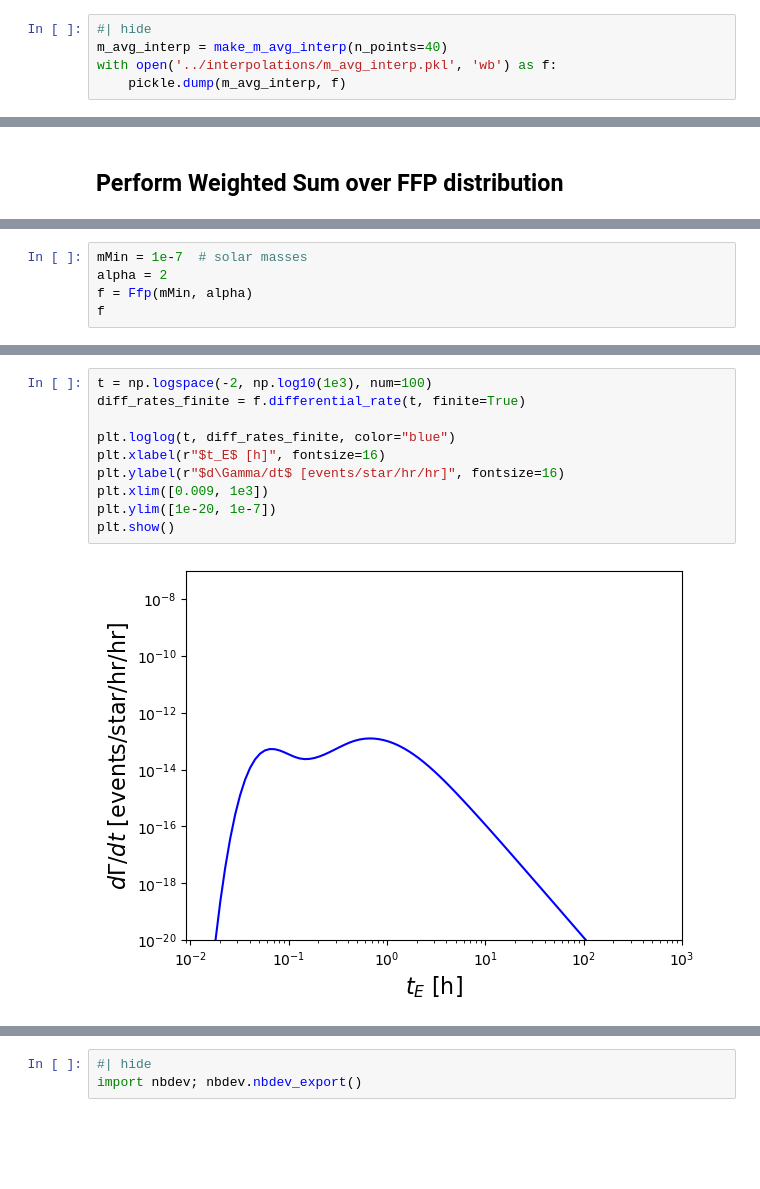
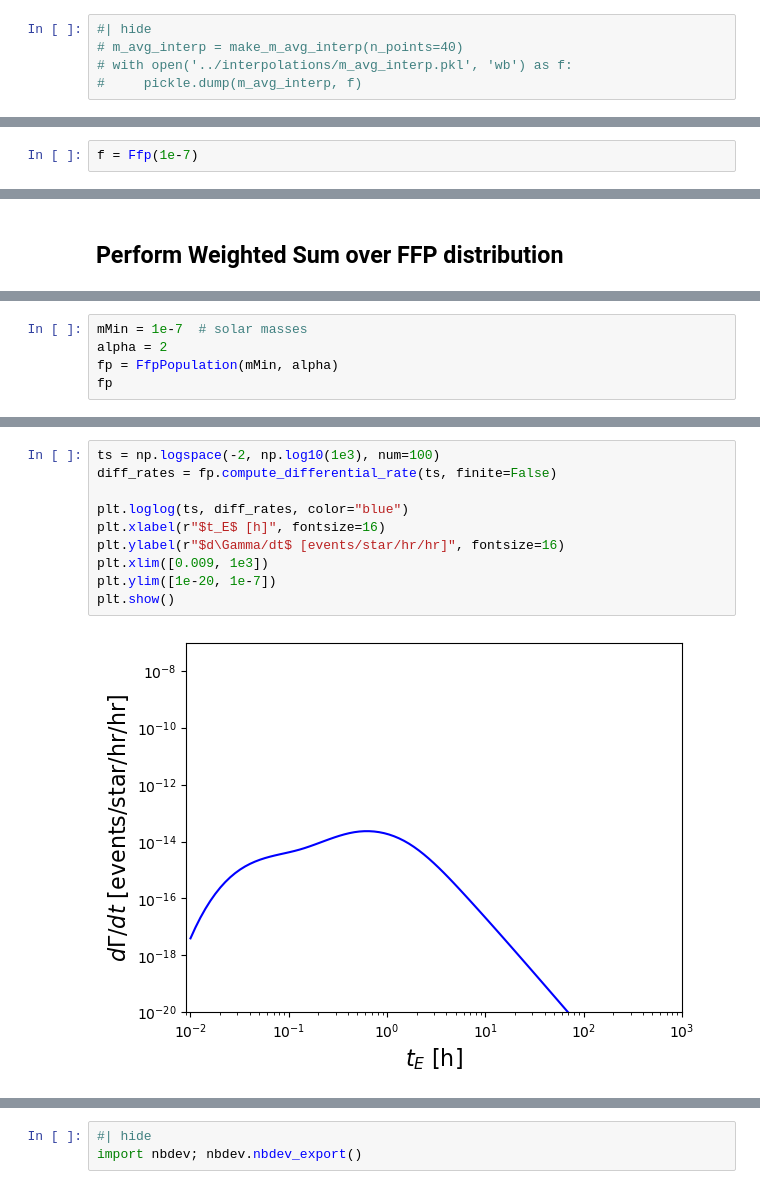
Before and after one commit to NolanSmyth/LensCalcPy, a Jupyter notebook: nbs/01_ffp.ipynb, the cells around one changed output, grey strips where cells are left out. Drawn from its saved outputs; the diff is of its cells as text; blank space fills up the shorter version.

```diff
--- a/nbs/01_ffp.ipynb
+++ b/nbs/01_ffp.ipynb
@@ -144,9 +138,9 @@ def make_m_avg_interp(n_points=40):
     return m_avg_interp
 # %%
 #| hide
-m_avg_interp = make_m_avg_interp(n_points=40)
-with open('../interpolations/m_avg_interp.pkl', 'wb') as f:
-    pickle.dump(m_avg_interp, f)
+# m_avg_interp = make_m_avg_interp(n_points=40)
+# with open('../interpolations/m_avg_interp.pkl', 'wb') as f:
+#     pickle.dump(m_avg_interp, f)
 # %%
 # Define values for the x-axis
 d = np.linspace(0, 20, num=100)
@@ -226 +243,3 @@ def dGdt_FFP(t, m_ffp, finite=False):
+# %%
+f = Ffp(1e-7)
 # %%
@@ -321,6 +340,6 @@ class Ffp:
 # %%
 mMin = 1e-7  # solar masses
 alpha = 2
-f = Ffp(mMin, alpha)
-f
+fp = FfpPopulation(mMin, alpha)
+fp
 # %% [output]
@@ -350,13 +369,13 @@ plt.show()
 # %%
-t = np.logspace(-2, np.log10(1e3), num=100)
-diff_rates_finite = f.differential_rate(t, finite=True)
+ts = np.logspace(-2, np.log10(1e3), num=100)
+diff_rates = fp.compute_differential_rate(ts, finite=False)
 
-plt.loglog(t, diff_rates_finite, color="blue")
+plt.loglog(ts, diff_rates, color="blue")
 plt.xlabel(r"$t_E$ [h]", fontsize=16)
 plt.ylabel(r"$d\Gamma/dt$ [events/star/hr/hr]", fontsize=16)
 plt.xlim([0.009, 1e3])
 plt.ylim([1e-20, 1e-7])
 plt.show()
 # %% [output]
-[figure, old version]
+[figure, new version]
 # %%
```
Also changed, not shown: parts of 11 cells of this notebook, 11 other files.
